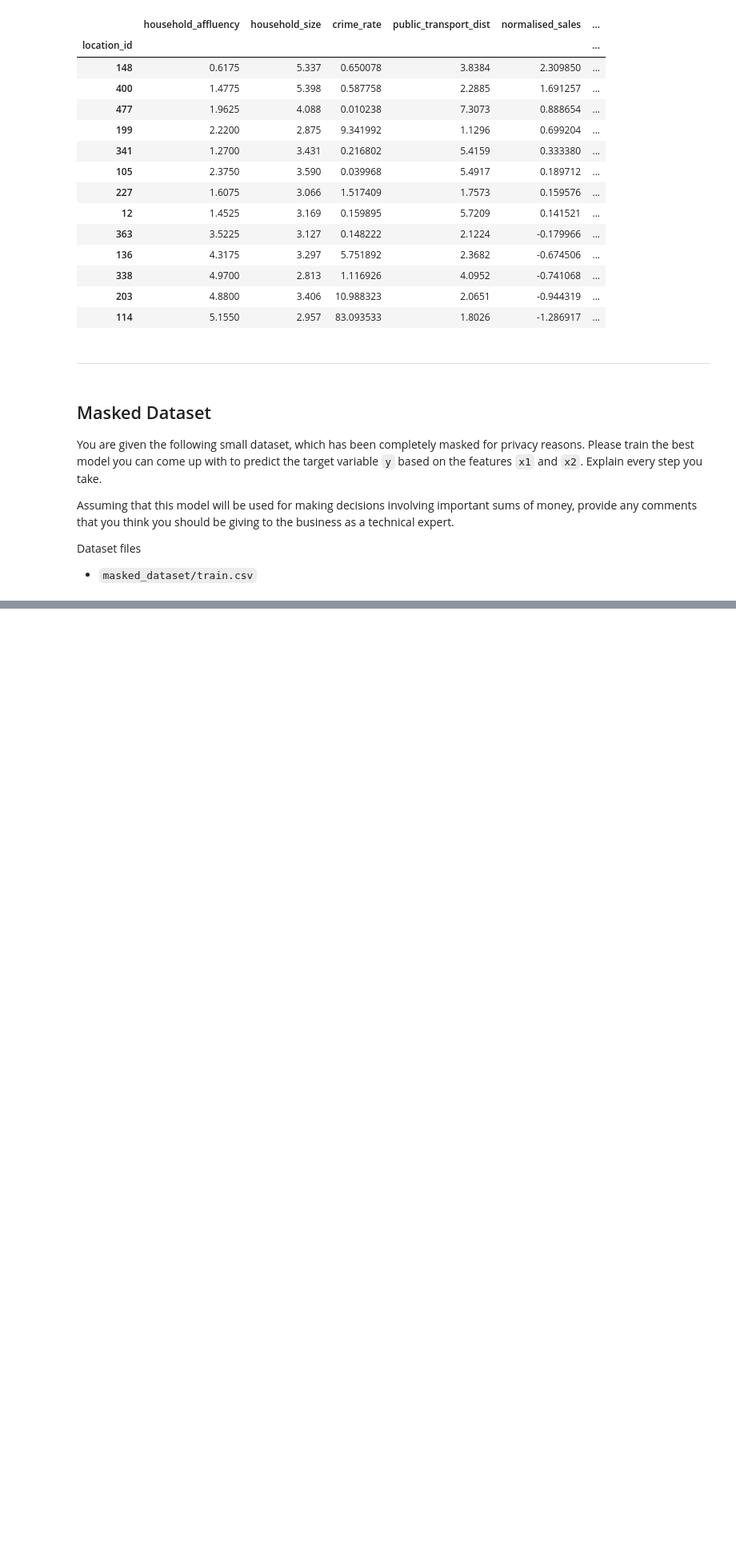
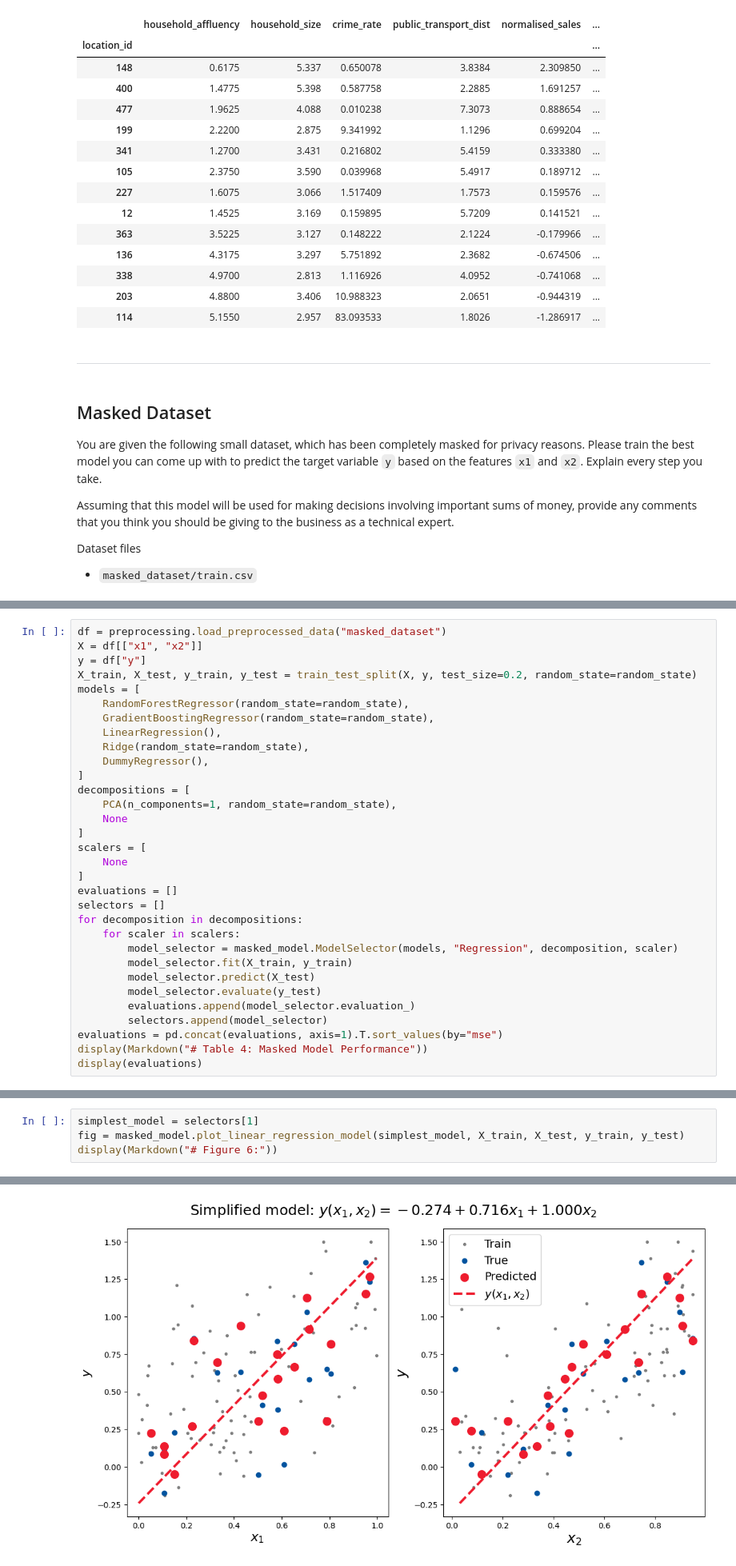
Before and after one commit to garciadias/tesco_ds, a Jupyter notebook: notebooks/my_solution.ipynb, the cells around one changed output, grey strips where cells are left out. Shown at 80% size. Drawn from its saved outputs; the diff is of its cells as text; blank space fills up the shorter version.

Commit message:
Solves the masked dataset question

```diff
--- a/notebooks/my_solution.ipynb
+++ b/notebooks/my_solution.ipynb
@@ -401,0 +410,32 @@ Dataset files
+# %%
+df = preprocessing.load_preprocessed_data("masked_dataset")
+X = df[["x1", "x2"]]
+y = df["y"]
+X_train, X_test, y_train, y_test = train_test_split(X, y, test_size=0.2, random_state=random_state)
+models = [
+    RandomForestRegressor(random_state=random_state),
+    GradientBoostingRegressor(random_state=random_state),
+    LinearRegression(),
+    Ridge(random_state=random_state),
+    DummyRegressor(),
+]
+decompositions = [
+    PCA(n_components=1, random_state=random_state),
+    None
+]
+scalers = [
+    None
+]
+evaluations = []
+selectors = []
+for decomposition in decompositions:
+    for scaler in scalers:
+        model_selector = masked_model.ModelSelector(models, "Regression", decomposition, scaler)
+        model_selector.fit(X_train, y_train)
+        model_selector.predict(X_test)
+        model_selector.evaluate(y_test)
+        evaluations.append(model_selector.evaluation_)
+        selectors.append(model_selector)
+evaluations = pd.concat(evaluations, axis=1).T.sort_values(by="mse")
+display(Markdown("# Table 4: Masked Model Performance"))
+display(evaluations)
@@ -401,0 +465,5 @@ Dataset files
+# %%
+simplest_model = selectors[1]
+fig = masked_model.plot_linear_regression_model(simplest_model, X_train, X_test, y_train, y_test)
+display(Markdown("# Figure 6:"))
+# %% [output]
@@ -401,0 +471 @@ Dataset files
+[figure, added]
```
Also changed, not shown: parts of 8 cells of this notebook, 3 other files.
